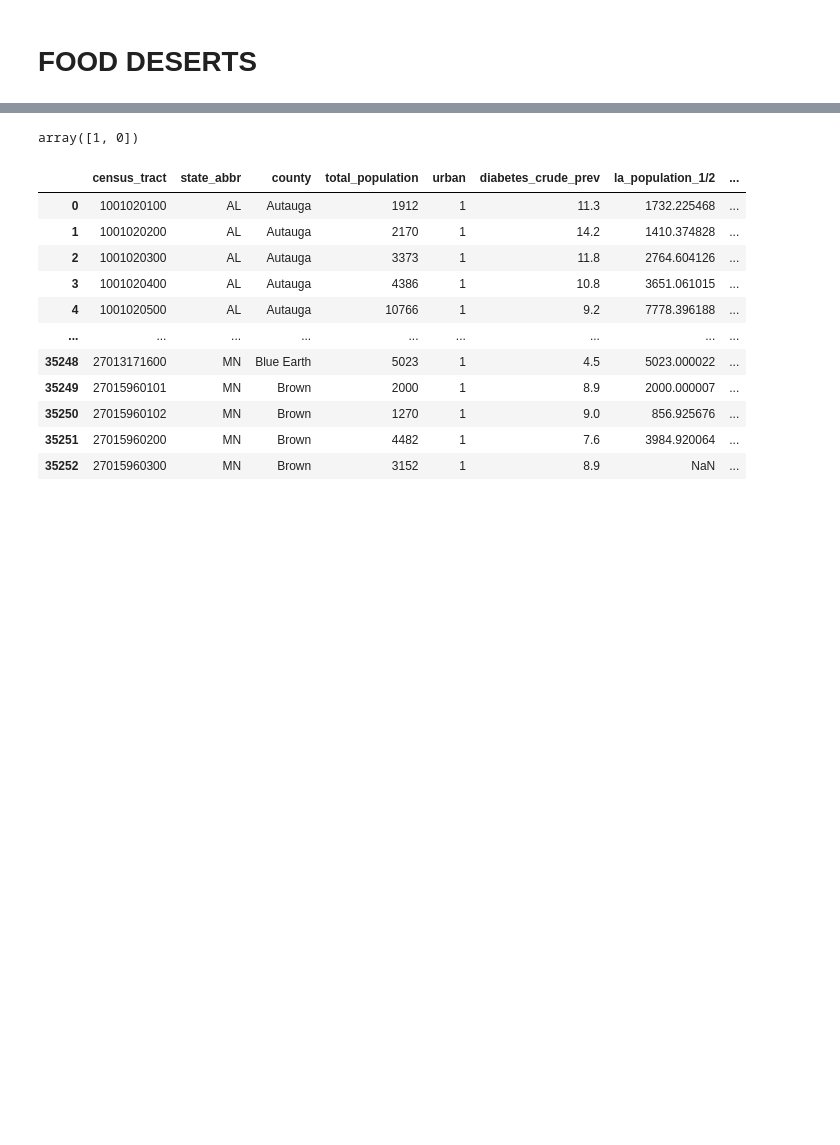
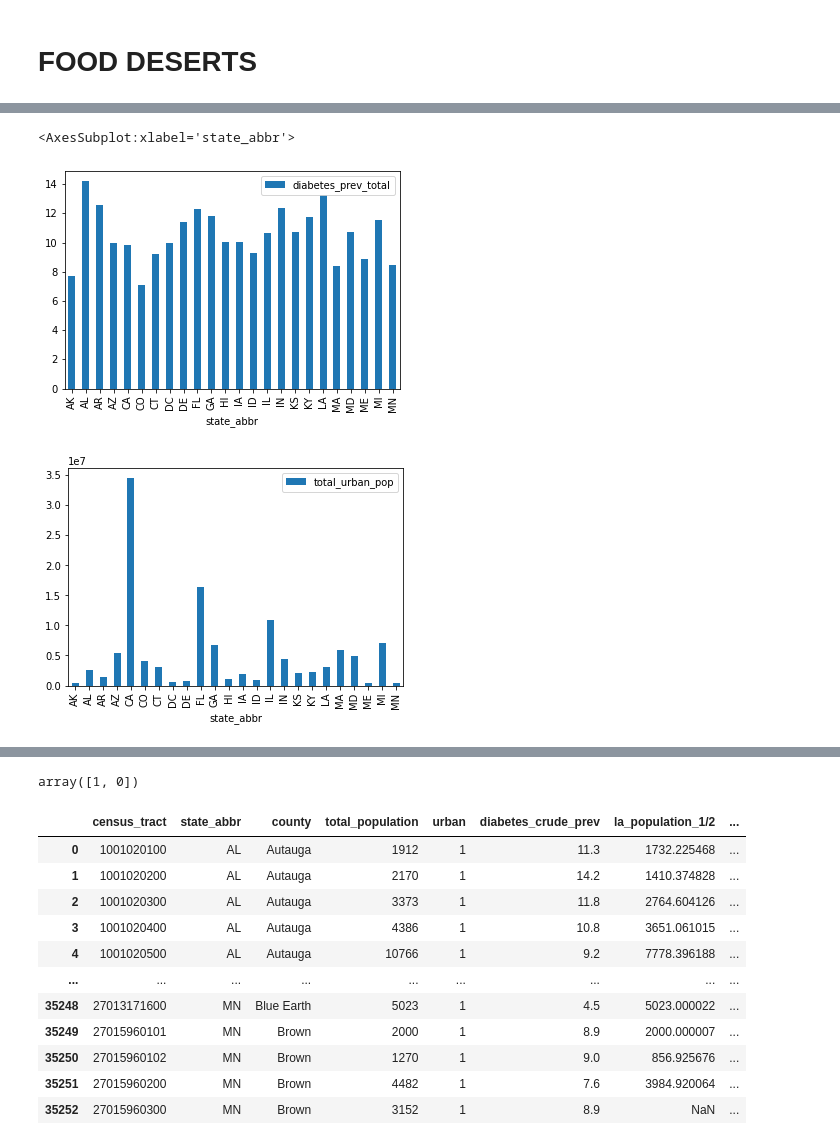
Before and after one commit to cowens87/ds4a_food_deserts, a Jupyter notebook: data_distributions.ipynb, the cells around one changed output, grey strips where cells are left out. Drawn from its saved outputs; the diff is of its cells as text; code cells hidden in the pictures; blank space fills up the shorter version.

```diff
--- a/data_distributions.ipynb
+++ b/data_distributions.ipynb
@@ -2,0 +60,17 @@
+# %%
+# correlation between diabetes and urban food deserts
+# grouping prevelance of diabetes in urban areas by state (INCL state pop)
+fd = urban_data[['state_abbr', 'diabetes_crude_prev', 'total_population']]
+fd_total_pop = fd.groupby('state_abbr').agg(total_urban_pop=('total_population', 'sum'))
+fd['weight'] = fd['total_population']/fd_total_pop
+fd['weighted_avg_diab'] = (fd['weight'] * fd['diabetes_crude_prev'])
+fd
+# fd_totals = fd.groupby('state_abbr').agg(diabetes_prev_wght=('diabetes_crude_prev', 'mean'))
+# fd_total_pop = fd.groupby('state_abbr').agg(total_urban_pop=('total_population', 'sum'))
+# %%
+fd_totals.plot.bar()
+fd_total_pop.plot.bar()
+# %% [output]
+<AxesSubplot:xlabel='state_abbr'>
+[figure, added]
+[figure, added]
```
Also changed, not shown: parts of 11 cells of this notebook.
